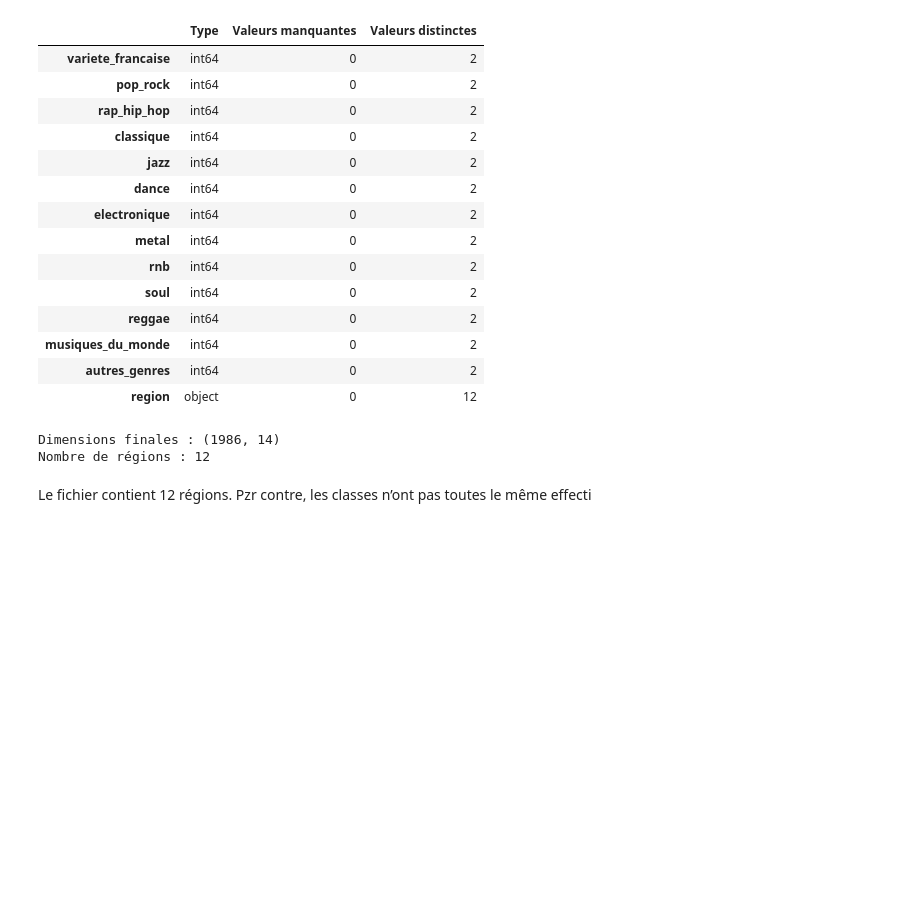
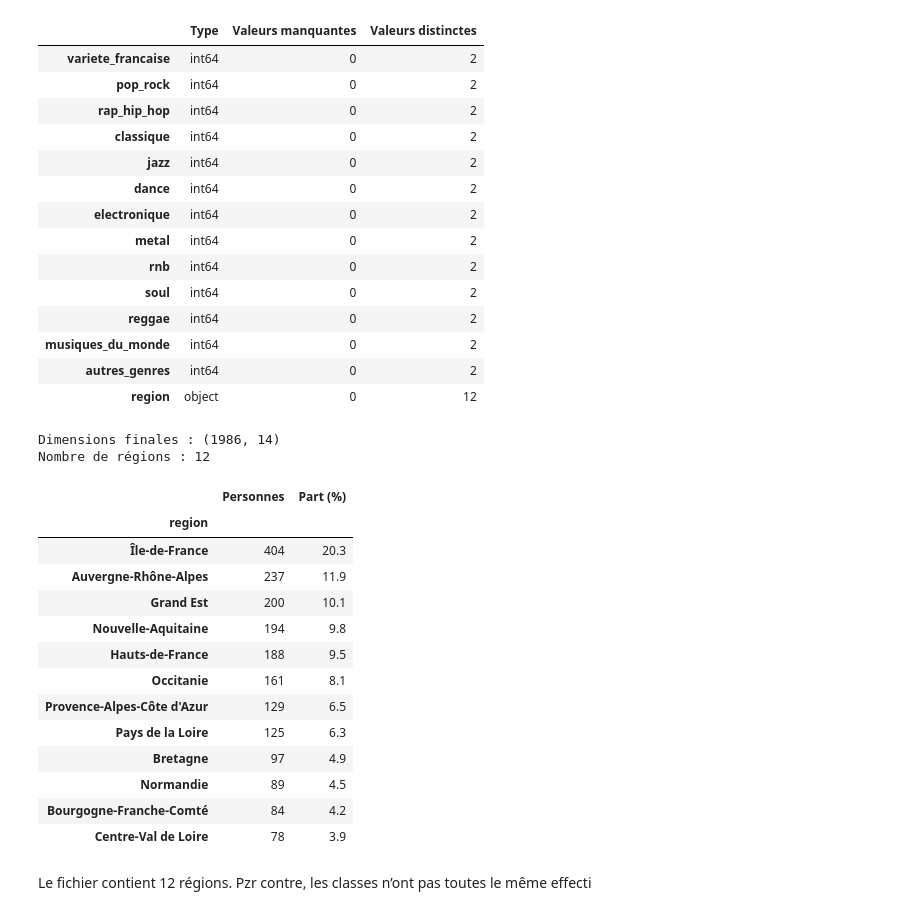
Before and after one commit to felipemarzin-oss/data-science-project, a Jupyter notebook: notebooks/nettoyage_transformation.ipynb, the cells around one changed output. Saved outputs shown, nothing was run; the diff lists cells and outputs as text; code cells hidden in the pictures; blank space fills up the shorter version.

```diff
--- a/notebooks/nettoyage_transformation.ipynb
+++ b/notebooks/nettoyage_transformation.ipynb
@@ -239,6 +418,28 @@ print("Nombre de régions :", dataset["region"].nunique())
 | region | object | 0 | 12 |
 Dimensions finales : (1986, 14)
 Nombre de régions : 12
+# %%
+repartition_regions = pd.DataFrame({
+    "Personnes": dataset["region"].value_counts(),
+    "Part (%)": (dataset["region"].value_counts(normalize=True) * 100).round(1)
+})
+
+display(repartition_regions)
+# %% [output]
+|  | Personnes | Part (%) |
+| region |  |  |
+| Île-de-France | 404 | 20.3 |
+| Auvergne-Rhône-Alpes | 237 | 11.9 |
+| Grand Est | 200 | 10.1 |
+| Nouvelle-Aquitaine | 194 | 9.8 |
+| Hauts-de-France | 188 | 9.5 |
+| Occitanie | 161 | 8.1 |
+| Provence-Alpes-Côte d'Azur | 129 | 6.5 |
+| Pays de la Loire | 125 | 6.3 |
+| Bretagne | 97 | 4.9 |
+| Normandie | 89 | 4.5 |
+| Bourgogne-Franche-Comté | 84 | 4.2 |
+| Centre-Val de Loire | 78 | 3.9 |
 # %% [markdown]
 Le fichier contient 12 régions.
 Pzr contre, les classes n’ont pas toutes le même effecti
```
Also changed, not shown: parts of 18 cells of this notebook.
